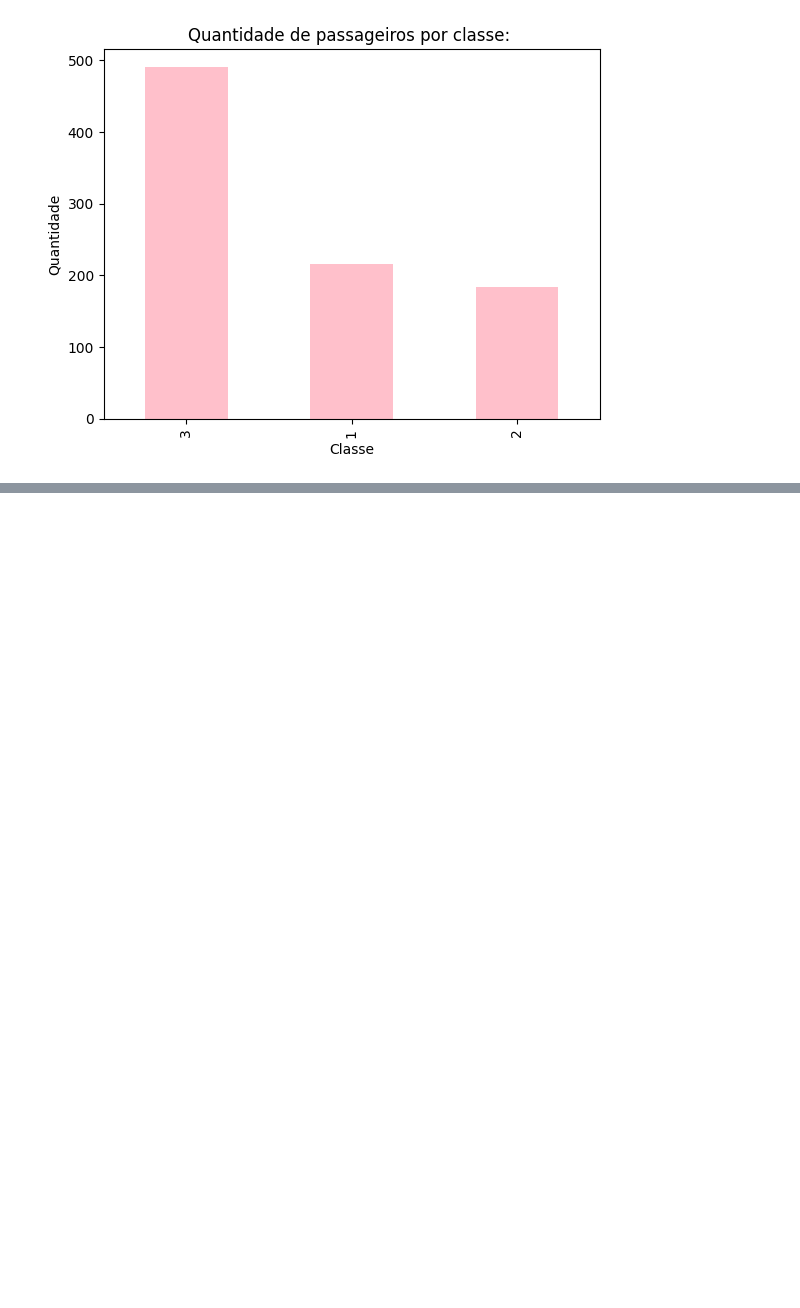
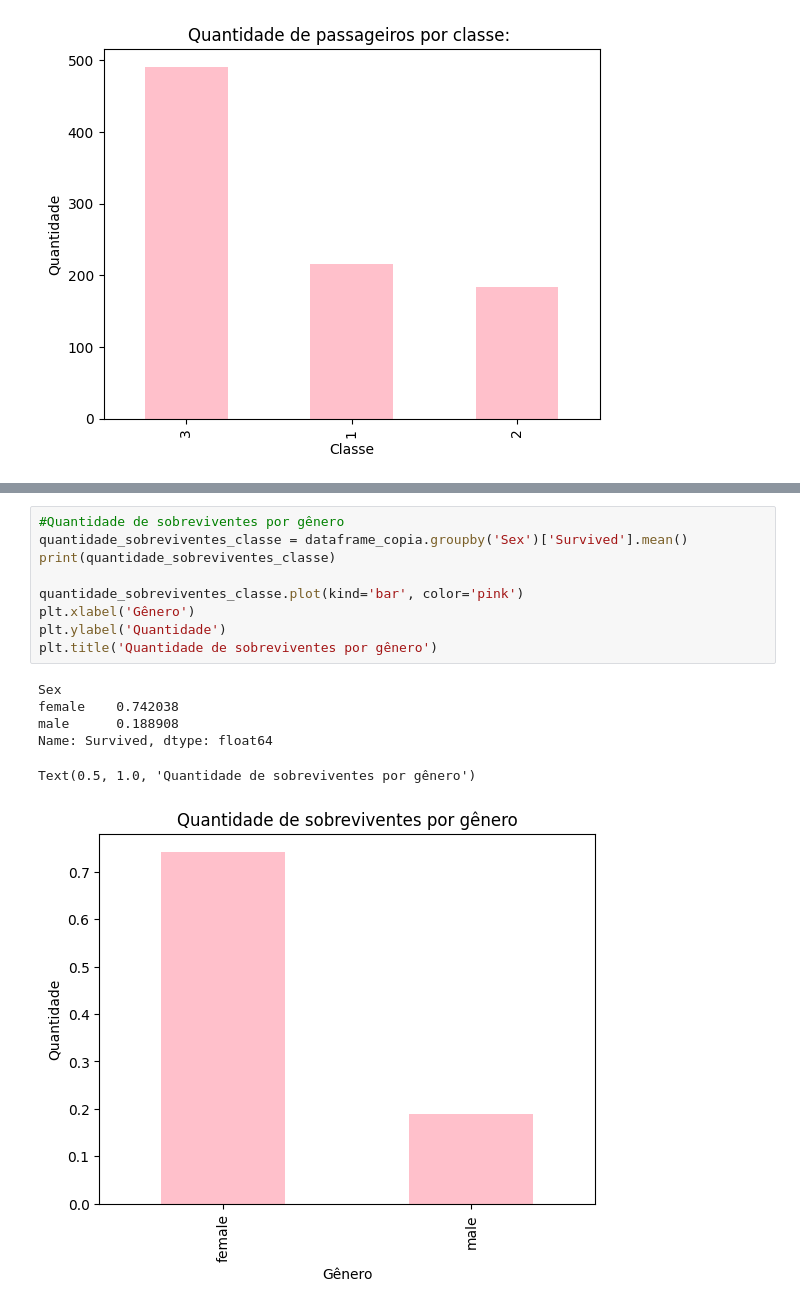
Before and after one commit to lethiciaasevedo1999/projeto-guiado-II, a Jupyter notebook: projeto-guiado.ipynb, the cells around one changed output, grey strips where cells are left out. Saved outputs shown, nothing was run; the diff lists cells and outputs as text; blank space fills up the shorter version.

```diff
--- a/projeto-guiado.ipynb
+++ b/projeto-guiado.ipynb
@@ -298,0 +316,16 @@ Text(0.5, 1.0, 'Quantidade de passageiros por classe: ')
+# %%
+#Quantidade de sobreviventes por gênero
+quantidade_sobreviventes_classe = dataframe_copia.groupby('Sex')['Survived'].mean()
+print(quantidade_sobreviventes_classe)
+
+quantidade_sobreviventes_classe.plot(kind='bar', color='pink')
+plt.xlabel('Gênero')
+plt.ylabel('Quantidade')
+plt.title('Quantidade de sobreviventes por gênero')
+# %% [output]
+Sex
+female    0.742038
+male      0.188908
+Name: Survived, dtype: float64
+Text(0.5, 1.0, 'Quantidade de sobreviventes por gênero')
+[figure, added]
```
Also changed, not shown: parts of 2 cells of this notebook.
